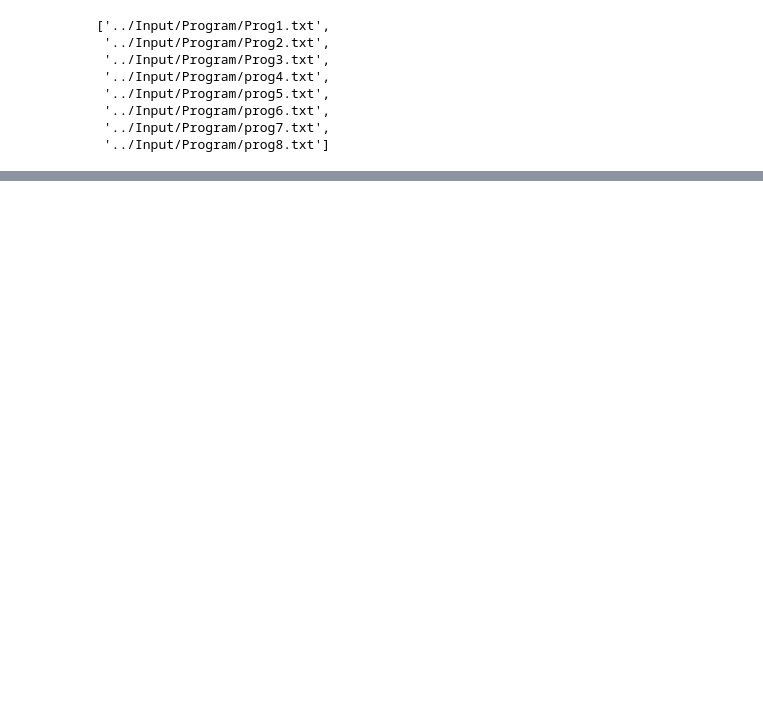
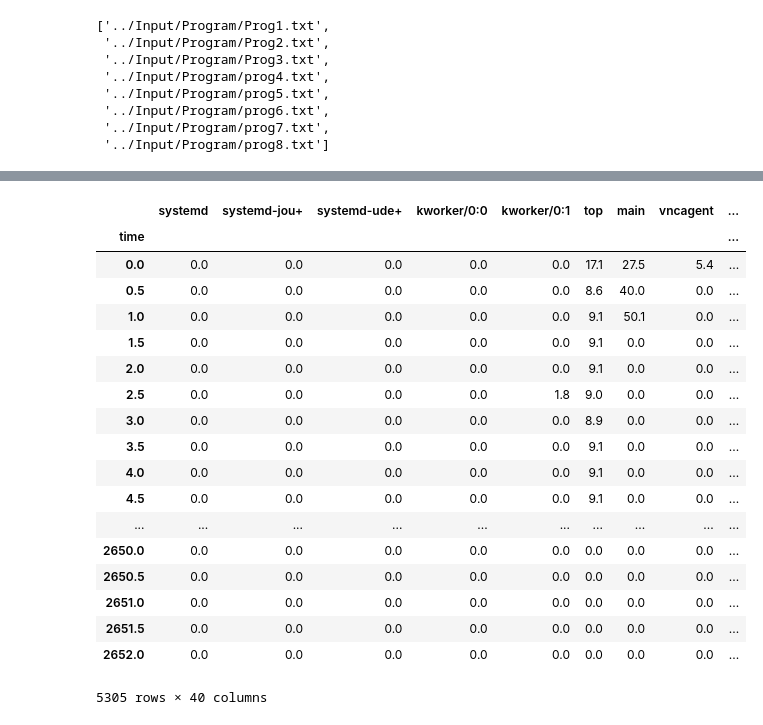
Before and after one commit to ThibaultHuyet/data_parsing, a Jupyter notebook: Notebooks/pandas_testing_top.ipynb, the cells around one changed output, grey strips where cells are left out. Cells and saved outputs as stored; diff of their text form; code cells hidden in the pictures; blank space fills up the shorter version.

```diff
--- a/Notebooks/pandas_testing_top.ipynb
+++ b/Notebooks/pandas_testing_top.ipynb
@@ -140,0 +139,24 @@ cpu_frame, mem_frame = create_dataframe(cpu, mem, pid)
+# %%
+df_len = len(cpu_frame)
+cpu_frame['time'] = pd.Series([x * 0.5 for x in range(df_len)])
+cpu_frame.set_index('time')
+# %% [output]
+|  | systemd | systemd-jou+ | systemd-ude+ | kworker/0:0 | kworker/0:1 | top | main | vncagent | ... |
+| time |  |  |  |  |  |  |  |  | ... |
+| 0.0 | 0.0 | 0.0 | 0.0 | 0.0 | 0.0 | 17.1 | 27.5 | 5.4 | ... |
+| 0.5 | 0.0 | 0.0 | 0.0 | 0.0 | 0.0 | 8.6 | 40.0 | 0.0 | ... |
+| 1.0 | 0.0 | 0.0 | 0.0 | 0.0 | 0.0 | 9.1 | 50.1 | 0.0 | ... |
+| 1.5 | 0.0 | 0.0 | 0.0 | 0.0 | 0.0 | 9.1 | 0.0 | 0.0 | ... |
+| 2.0 | 0.0 | 0.0 | 0.0 | 0.0 | 0.0 | 9.1 | 0.0 | 0.0 | ... |
+| 2.5 | 0.0 | 0.0 | 0.0 | 0.0 | 1.8 | 9.0 | 0.0 | 0.0 | ... |
+| 3.0 | 0.0 | 0.0 | 0.0 | 0.0 | 0.0 | 8.9 | 0.0 | 0.0 | ... |
+| 3.5 | 0.0 | 0.0 | 0.0 | 0.0 | 0.0 | 9.1 | 0.0 | 0.0 | ... |
+| 4.0 | 0.0 | 0.0 | 0.0 | 0.0 | 0.0 | 9.1 | 0.0 | 0.0 | ... |
+| 4.5 | 0.0 | 0.0 | 0.0 | 0.0 | 0.0 | 9.1 | 0.0 | 0.0 | ... |
+| ... | ... | ... | ... | ... | ... | ... | ... | ... | ... |
+| 2650.0 | 0.0 | 0.0 | 0.0 | 0.0 | 0.0 | 0.0 | 0.0 | 0.0 | ... |
+| 2650.5 | 0.0 | 0.0 | 0.0 | 0.0 | 0.0 | 0.0 | 0.0 | 0.0 | ... |
+| 2651.0 | 0.0 | 0.0 | 0.0 | 0.0 | 0.0 | 0.0 | 0.0 | 0.0 | ... |
+| 2651.5 | 0.0 | 0.0 | 0.0 | 0.0 | 0.0 | 0.0 | 0.0 | 0.0 | ... |
+| 2652.0 | 0.0 | 0.0 | 0.0 | 0.0 | 0.0 | 0.0 | 0.0 | 0.0 | ... |
+5305 rows × 40 columns
```
Also changed, not shown: parts of 7 cells of this notebook.
